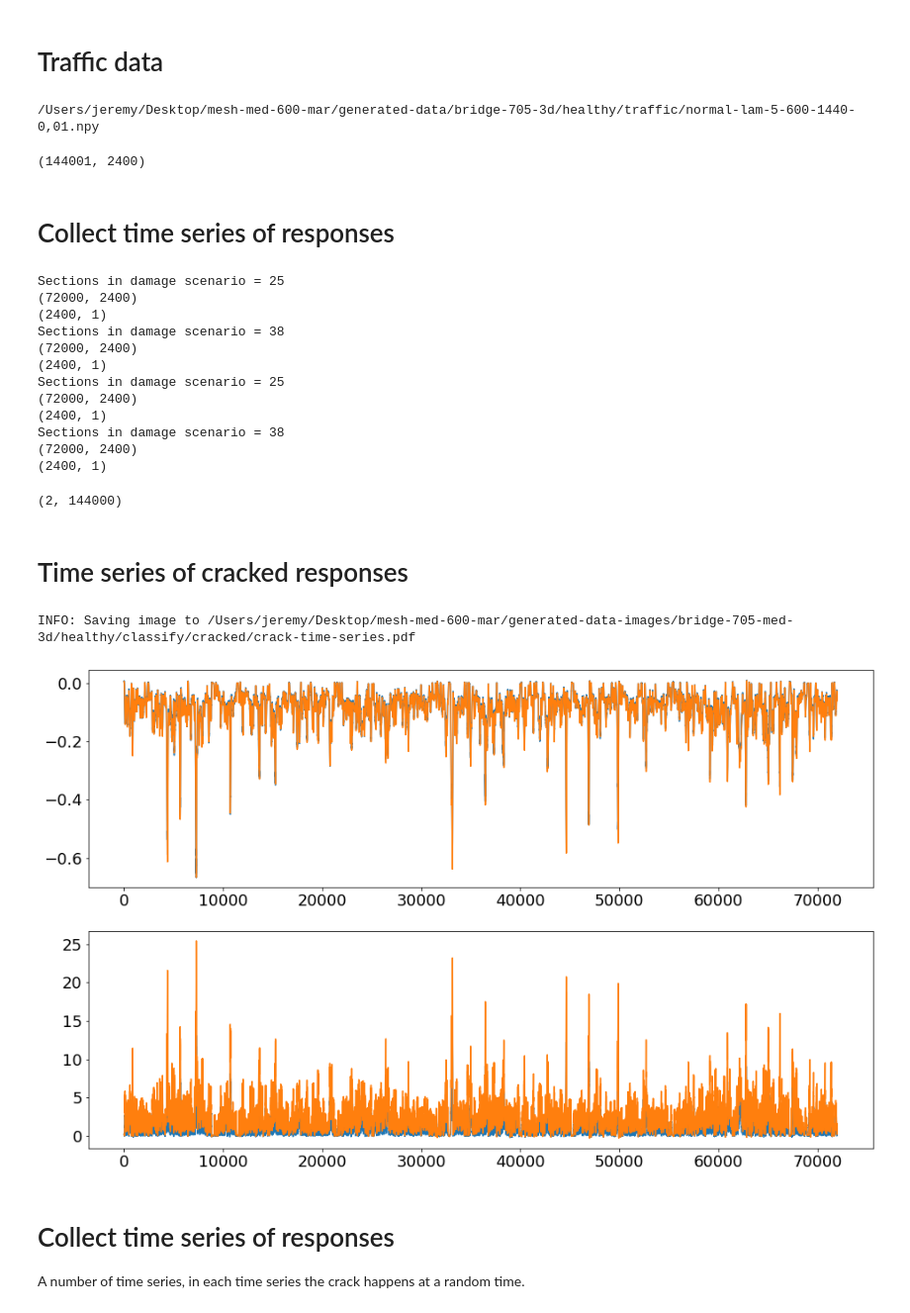
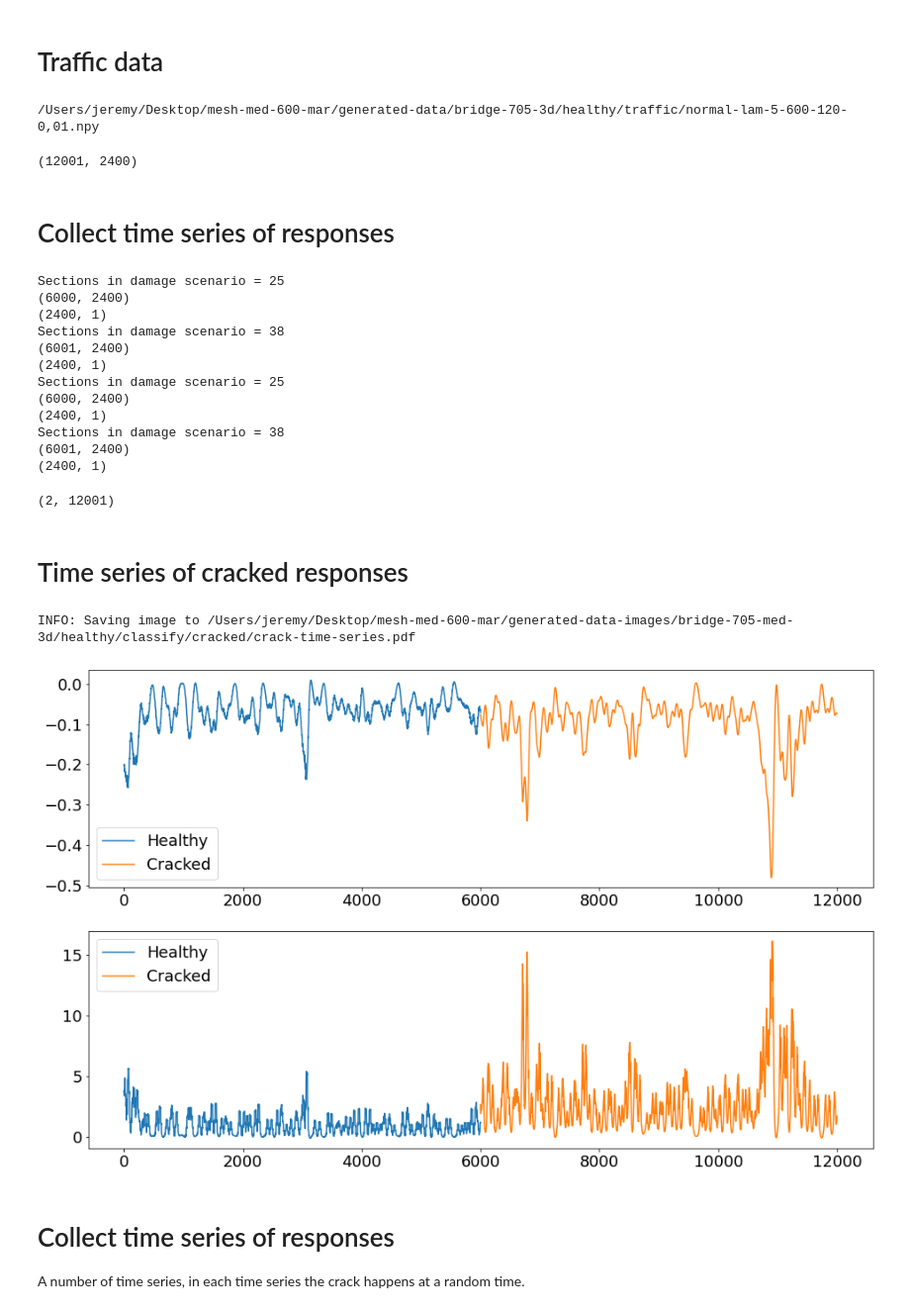
Before and after one commit to jerbaroo/bridge-sim, a Jupyter notebook: notebooks/concrete.ipynb, the cells around one changed output. Shown at 99% size. Saved outputs shown, nothing was run; the diff lists cells and outputs as text; code cells hidden in the pictures.

```diff
--- a/notebooks/concrete.ipynb
+++ b/notebooks/concrete.ipynb
@@ -49,7 +51,7 @@ temps_year["temp"] = temperature.resize(temps_year["temp"])
 # %% [markdown]
 # Traffic data
 # %%
-total_mins = 24
+total_mins = 2
 total_seconds = total_mins * 60
 traffic_scenario = normal_traffic(c=c, lam=5, min_d=2)
 traffic_sequence, traffic, traffic_array = load_traffic(
@@ -59,8 +61,8 @@ traffic_sequence, traffic, traffic_array = load_traffic(
 )
 traffic_array.shape
 # %% [output]
-/Users/jeremy/Desktop/mesh-med-600-mar/generated-data/bridge-705-3d/healthy/traffic/normal-lam-5-600-1440-0,01.npy
+/Users/jeremy/Desktop/mesh-med-600-mar/generated-data/bridge-705-3d/healthy/traffic/normal-lam-5-600-120-0,01.npy
-(144001, 2400)
+(12001, 2400)
 # %% [markdown]
 # Collect time series of responses
 # %%
@@ -74,7 +76,7 @@ assert len(traffic_array_0) + len(traffic_array_1) == len(traffic_array)
 responses = []
 for rt in response_types:
     responses_healthy_cracked = []
-    for ds, ta in [(healthy_damage, traffic_array_0), (transverse_crack(), traffic_array_0)]:
+    for ds, ta in [(healthy_damage, traffic_array_0), (transverse_crack(), traffic_array_1)]:
         print(f"Sections in damage scenario = {len(ds.use(c)[0].bridge.sections)}")
         responses_healthy_cracked.append(responses_to_traffic_array(
             c=c, traffic_array=ta, response_type=rt, damage_scenario=ds, points=[sensor_point],
@@ -84,34 +86,36 @@ responses = np.array(responses)
 responses.shape
 # %% [output]
 Sections in damage scenario = 25
-(72000, 2400)
+(6000, 2400)
 (2400, 1)
 Sections in damage scenario = 38
-(72000, 2400)
+(6001, 2400)
 (2400, 1)
 Sections in damage scenario = 25
-(72000, 2400)
+(6000, 2400)
 (2400, 1)
 Sections in damage scenario = 38
-(72000, 2400)
+(6001, 2400)
 (2400, 1)
-(2, 144000)
+(2, 12001)
 # %% [markdown]
 # Time series of cracked responses
 # %%
 plt.landscape()
 plt.subplot(2, 1, 1)
-plt.plot(np.arange(half_i), responses[0][:half_i] * 1000)
-plt.plot(np.arange(half_i), responses[0][half_i:] * 1000)
+plt.plot(np.arange(half_i), responses[0][:half_i] * 1000, label="Healthy")
+plt.plot(np.arange(half_i, len(responses[0])), responses[0][half_i:] * 1000, label="Cracked")
+plt.legend()
 # plt.plot(np.arange(half_i, len(responses[0])), responses[0][half_i:])
 plt.subplot(2, 1, 2)
-plt.plot(np.arange(half_i), responses[1][:half_i])
-plt.plot(np.arange(half_i), responses[1][half_i:])
+plt.plot(np.arange(half_i), responses[1][:half_i], label="Healthy")
+plt.plot(np.arange(half_i, len(responses[0])), responses[1][half_i:], label="Cracked")
+plt.legend()
 # plt.plot(np.arange(half_i, len(responses[1])), responses[1][half_i:])
 plt.savefig(c.get_image_path("classify/cracked", "crack-time-series.pdf"))
 # %% [output]
 INFO: Saving image to /Users/jeremy/Desktop/mesh-med-600-mar/generated-data-images/bridge-705-med-3d/healthy/classify/cracked/crack-time-series.pdf
-[figure, old version]
+[figure, new version]
 # %% [markdown]
 # Collect time series of responses
 A number of time series, in each time series the crack happens at a random time.
```
Also changed, not shown: parts of 5 cells of this notebook, 5 other files.
